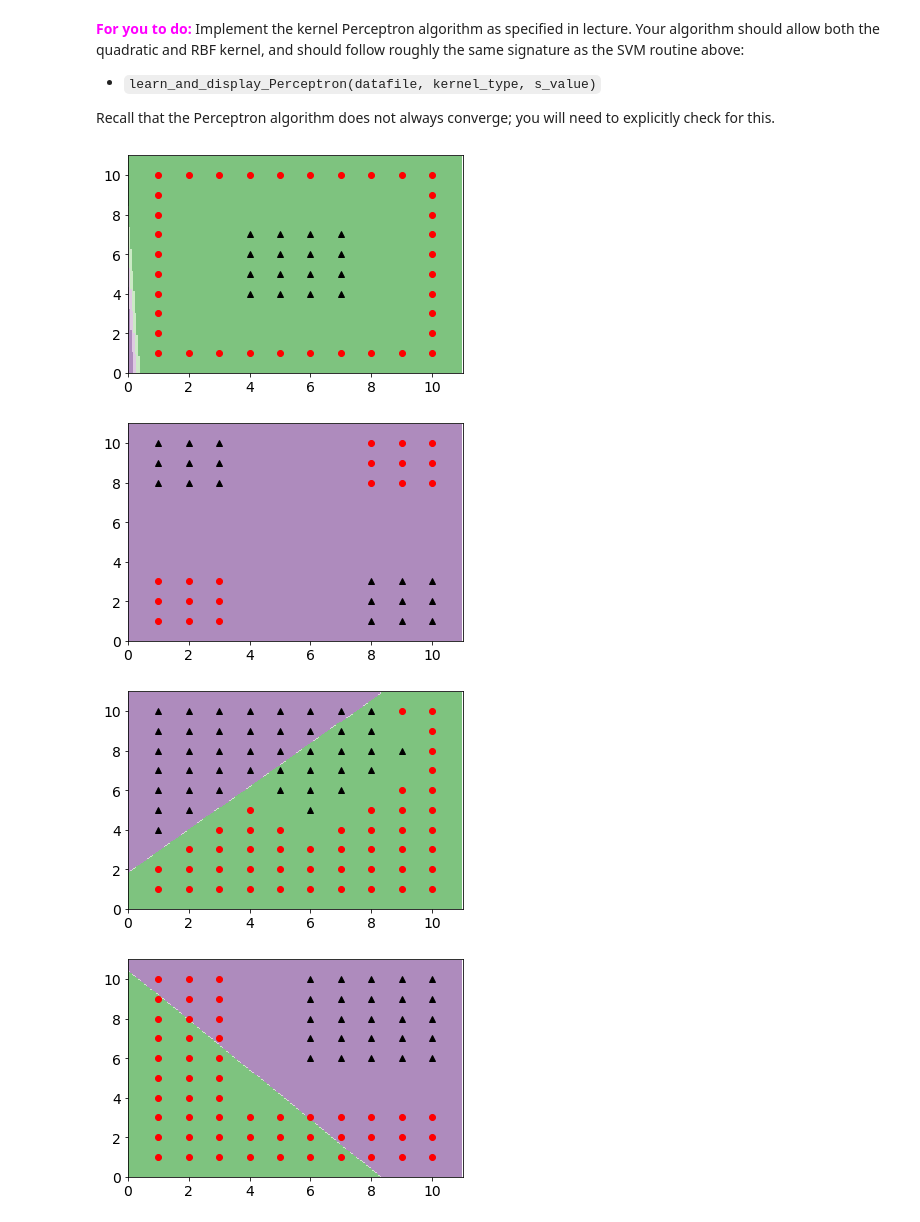
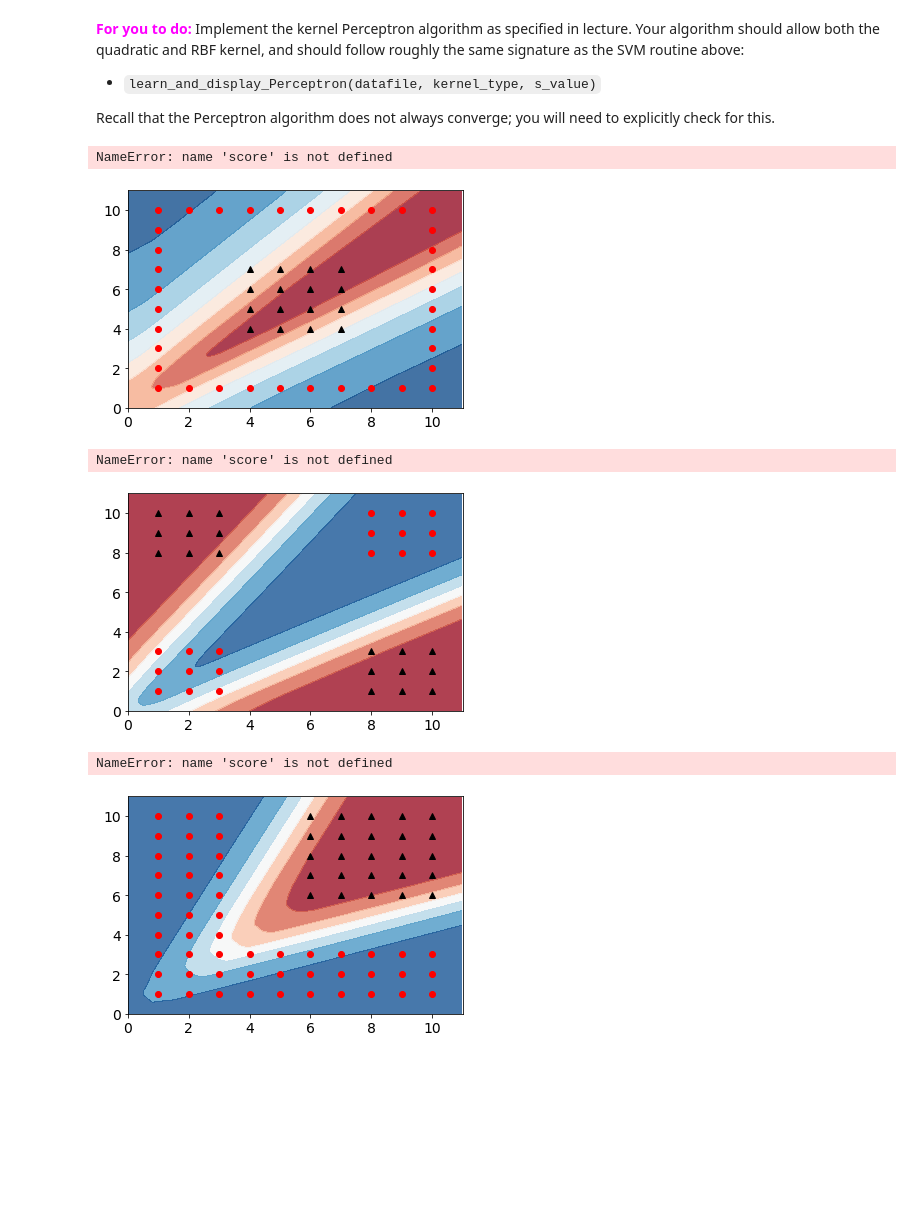
Before and after one commit to broepke/UCSanDiegoX, a Jupyter notebook: Machine-Learning/Topic7-Combining-Simple-Classifiers/kernel_SVM_and_Perceptron.ipynb, the cells around one changed output. Drawn from its saved outputs; the diff is of its cells as text; code cells hidden in the pictures; blank space fills up the shorter version.

```diff
--- a/Machine-Learning/Topic7-Combining-Simple-Classifiers/kernel_SVM_and_Perceptron.ipynb
+++ b/Machine-Learning/Topic7-Combining-Simple-Classifiers/kernel_SVM_and_Perceptron.ipynb
@@ -117,9 +119,22 @@ Recall that the Perceptron algorithm does not always converge; you will need to
 ### Any auxiliary functions that you need
 ###
 ###
+'''
+sp = KPerceptron(kerntype='poly',kerngamma=1)
+    for e in range(50):
+        sp.partial_fit(Xtrn,ytrn)
+        yHat, acc = sp.predict(Xtst), sp.score(Xtst,ytst)
+        print('e: {} acc: {}'.format(e,acc))
+'''
+
+
+
 def learn_and_display_Perceptron(datafile, kernel_type='rbf', s_value=1.0):
+
     data = np.loadtxt(datafile)
     n,d = data.shape
+    cm = plt.cm.RdBu
+    cm_bright = ListedColormap(['#FF0000', '#0000FF'])
     # Create training set x and labels y
     x = data[:,0:2]
     y = data[:,2]
@@ -127,11 +142,12 @@ def learn_and_display_Perceptron(datafile, kernel_type='rbf', s_value=1.0):
     if kernel_type == 'rbf':
         clf = SGDClassifier(loss="perceptron", eta0=1, learning_rate="optimal", penalty=None)
     if kernel_type == 'quadratic':
-        clf = Perceptron(tol=1e-3, random_state=0)
+        clf = MLPClassifier(solver='sgd', alpha=.0001, random_state=1, max_iter=1000)
     clf.fit(x,y)
+    #score = clf.score(x, y)
     sv = np.zeros(n,dtype=bool)
-    #sv[clf.support_] = True
     notsv = np.logical_not(sv)
+
     # Determine the x1- and x2- limits of the plot
     x1min = min(x[:,0]) - 1
     x1max = max(x[:,0]) + 1
@@ -139,42 +155,42 @@ def learn_and_display_Perceptron(datafile, kernel_type='rbf', s_value=1.0):
     x2max = max(x[:,1]) + 1
     plt.xlim(x1min,x1max)
     plt.ylim(x2min,x2max)
+
     # Plot the data points, enlarging those that are support vectors
     plt.plot(x[(y==1)*notsv,0], x[(y==1)*notsv,1], 'ro')
     plt.plot(x[(y==1)*sv,0], x[(y==1)*sv,1], 'ro', markersize=10)
     plt.plot(x[(y==-1)*notsv,0], x[(y==-1)*notsv,1], 'k^')
     plt.plot(x[(y==-1)*sv,0], x[(y==-1)*sv,1], 'k^', markersize=10)
+
     # Construct a grid of points and evaluate classifier at each grid points
     grid_spacing = 0.05
     xx1, xx2 = np.meshgrid(np.arange(x1min, x1max, grid_spacing), np.arange(x2min, x2max, grid_spacing))
-    grid = np.c_[xx1.ravel(), xx2.ravel()]
-    Z = clf.decision_function(grid)
-    # Quantize the values to -1, -0.5, 0, 0.5, 1 for display purposes
-    for i in range(len(Z)):
-        Z[i] = min(Z[i],1.0)
-        Z[i] = max(Z[i],-1.0)
-        if (Z[i] > 0.0) and (Z[i] < 1.0):
-            Z[i] = 0.5
-        if (Z[i] < 0.0) and (Z[i] > -1.0):
-            Z[i] = -0.5
+    Z = clf.predict_proba(np.c_[xx1.ravel(), xx2.ravel()])[:, 1]
+
+    # Put the result into a color plot
+    Z = Z.reshape(xx1.shape)
+    plt.contourf(xx1, xx2, Z, cmap=cm, alpha=.8)
+    plt.text(xx1.max() - .3, xx2.min() + .3, ('%.2f' % score).lstrip('0'), size=15, horizontalalignment='right')
+
     # Show boundary and margin using a color plot
     Z = Z.reshape(xx1.shape)
     plt.pcolormesh(xx1, xx2, Z, cmap=plt.cm.PRGn, vmin=-2, vmax=2)
     plt.show()
 # %%
-learn_and_display_Perceptron('data1.txt', 'rbf', 1.0)
+learn_and_display_Perceptron('data1.txt', 'quadratic', 1.0)
 # %% [output]
+NameError: name 'score' is not defined
-[figure, old version]
+[figure, new version]
 # %%
-learn_and_display_Perceptron('data2.txt', 'rbf', 1.0)
+learn_and_display_Perceptron('data2.txt', 'quadratic', 1.0)
 # %% [output]
+NameError: name 'score' is not defined
-[figure, old version]
+[figure, new version]
 # %%
-learn_and_display_Perceptron('data3.txt', 'rbf', 1.0)
+learn_and_display_Perceptron('data3.txt', 'quadratic', 1.0)
-# %% [output]
-[figure, removed]
 # %%
-learn_and_display_Perceptron('data4.txt', 'rbf', 1.0)
+learn_and_display_Perceptron('data4.txt', 'quadratic', 1.0)
 # %% [output]
+NameError: name 'score' is not defined
-[figure, old version]
+[figure, new version]
 # %%
```
Also changed, not shown: parts of 2 cells of this notebook, 10 other files.
